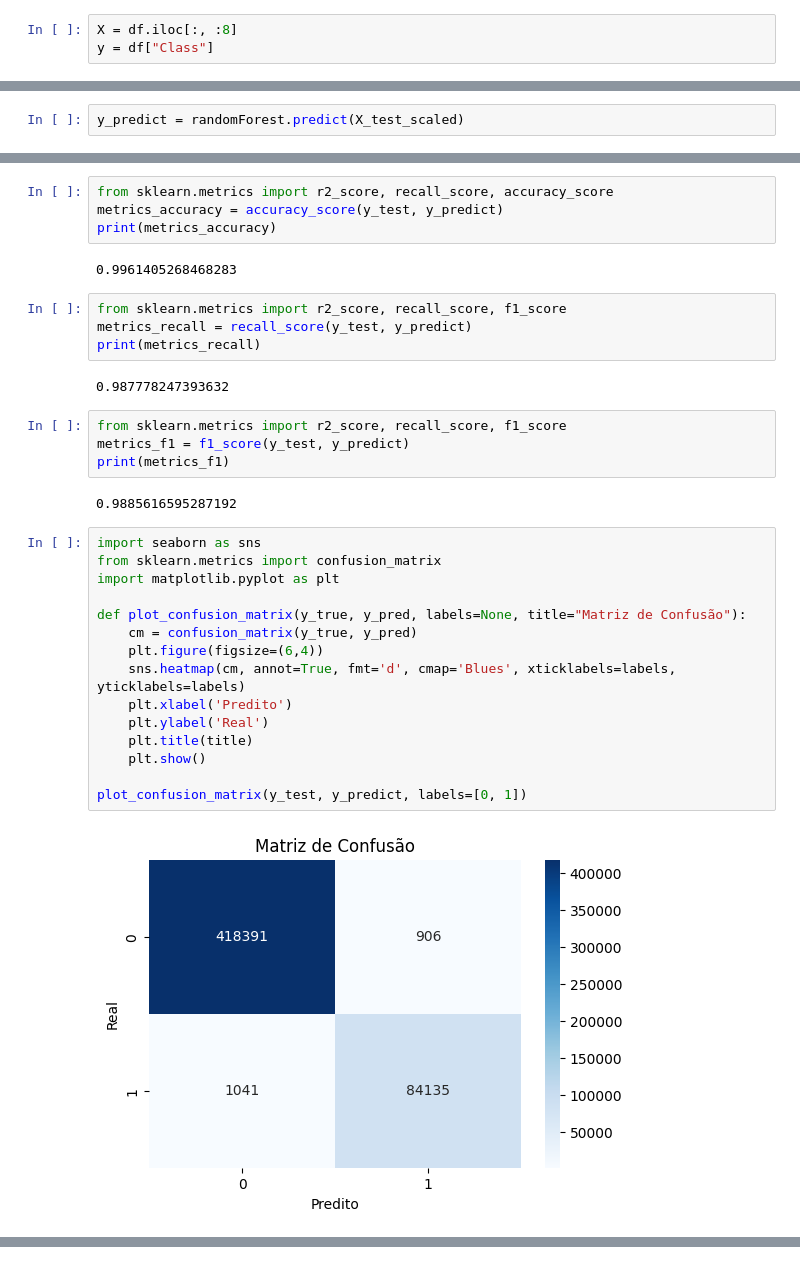
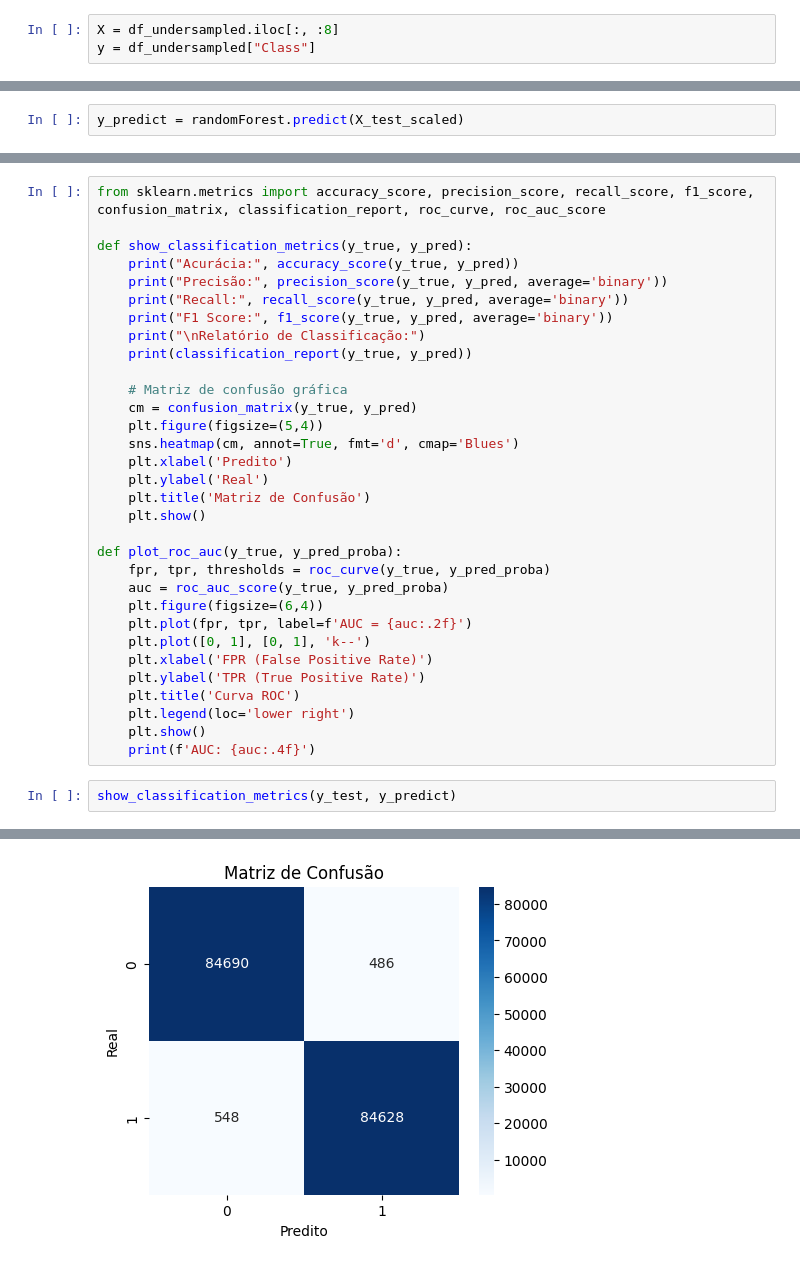
Before and after one commit to ricardo-ervilha/TF_DCC075, a Jupyter notebook: main.ipynb, the cells around one changed output, grey strips where cells are left out. Drawn from its saved outputs; the diff is of its cells as text.

```diff
--- a/main.ipynb
+++ b/main.ipynb
@@ -72,6 +120,6 @@ df.head()
 # %%
-X = df.iloc[:, :8]
-y = df["Class"]
+X = df_undersampled.iloc[:, :8]
+y = df_undersampled["Class"]
 # %%
 from sklearn.model_selection import train_test_split
 
@@ -128,35 +158,35 @@ print(metrics)
-# %%
-from sklearn.metrics import r2_score, recall_score, accuracy_score
-metrics_accuracy = accuracy_score(y_test, y_predict)
-print(metrics_accuracy)
-# %% [output]
-0.9961405268468283
-# %%
-from sklearn.metrics import r2_score, recall_score, f1_score
-metrics_recall = recall_score(y_test, y_predict)
-print(metrics_recall)
-# %% [output]
-0.987778247393632
-# %%
-from sklearn.metrics import r2_score, recall_score, f1_score
-metrics_f1 = f1_score(y_test, y_predict)
-print(metrics_f1)
-# %% [output]
-0.9885616595287192
-# %%
-import seaborn as sns
-from sklearn.metrics import confusion_matrix
-import matplotlib.pyplot as plt
-
-def plot_confusion_matrix(y_true, y_pred, labels=None, title="Matriz de Confusão"):
-    cm = confusion_matrix(y_true, y_pred)
-    plt.figure(figsize=(6,4))
-    sns.heatmap(cm, annot=True, fmt='d', cmap='Blues', xticklabels=labels, yticklabels=labels)
-    plt.xlabel('Predito')
-    plt.ylabel('Real')
-    plt.title(title)
-    plt.show()
-
-plot_confusion_matrix(y_test, y_predict, labels=[0, 1])
-# %% [output]
-[figure, removed]
+# %%
+from sklearn.metrics import accuracy_score, precision_score, recall_score, f1_score, confusion_matrix, classification_report, roc_curve, roc_auc_score
+
+def show_classification_metrics(y_true, y_pred):
+    print("Acurácia:", accuracy_score(y_true, y_pred))
+    print("Precisão:", precision_score(y_true, y_pred, average='binary'))
+    print("Recall:", recall_score(y_true, y_pred, average='binary'))
+    print("F1 Score:", f1_score(y_true, y_pred, average='binary'))
+    print("\nRelatório de Classificação:")
+    print(classification_report(y_true, y_pred))
+
+    # Matriz de confusão gráfica
+    cm = confusion_matrix(y_true, y_pred)
+    plt.figure(figsize=(5,4))
+    sns.heatmap(cm, annot=True, fmt='d', cmap='Blues')
+    plt.xlabel('Predito')
+    plt.ylabel('Real')
+    plt.title('Matriz de Confusão')
+    plt.show()
+
+def plot_roc_auc(y_true, y_pred_proba):
+    fpr, tpr, thresholds = roc_curve(y_true, y_pred_proba)
+    auc = roc_auc_score(y_true, y_pred_proba)
+    plt.figure(figsize=(6,4))
+    plt.plot(fpr, tpr, label=f'AUC = {auc:.2f}')
+    plt.plot([0, 1], [0, 1], 'k--')
+    plt.xlabel('FPR (False Positive Rate)')
+    plt.ylabel('TPR (True Positive Rate)')
+    plt.title('Curva ROC')
+    plt.legend(loc='lower right')
+    plt.show()
+    print(f'AUC: {auc:.4f}')
+# %%
+show_classification_metrics(y_test, y_predict)
+# %% [output]
@@ -162,0 +207 @@ plot_confusion_matrix(y_test, y_predict, labels=[0, 1])
+[figure, added]
```
Also changed, not shown: parts of 24 cells of this notebook, 2 other files.
